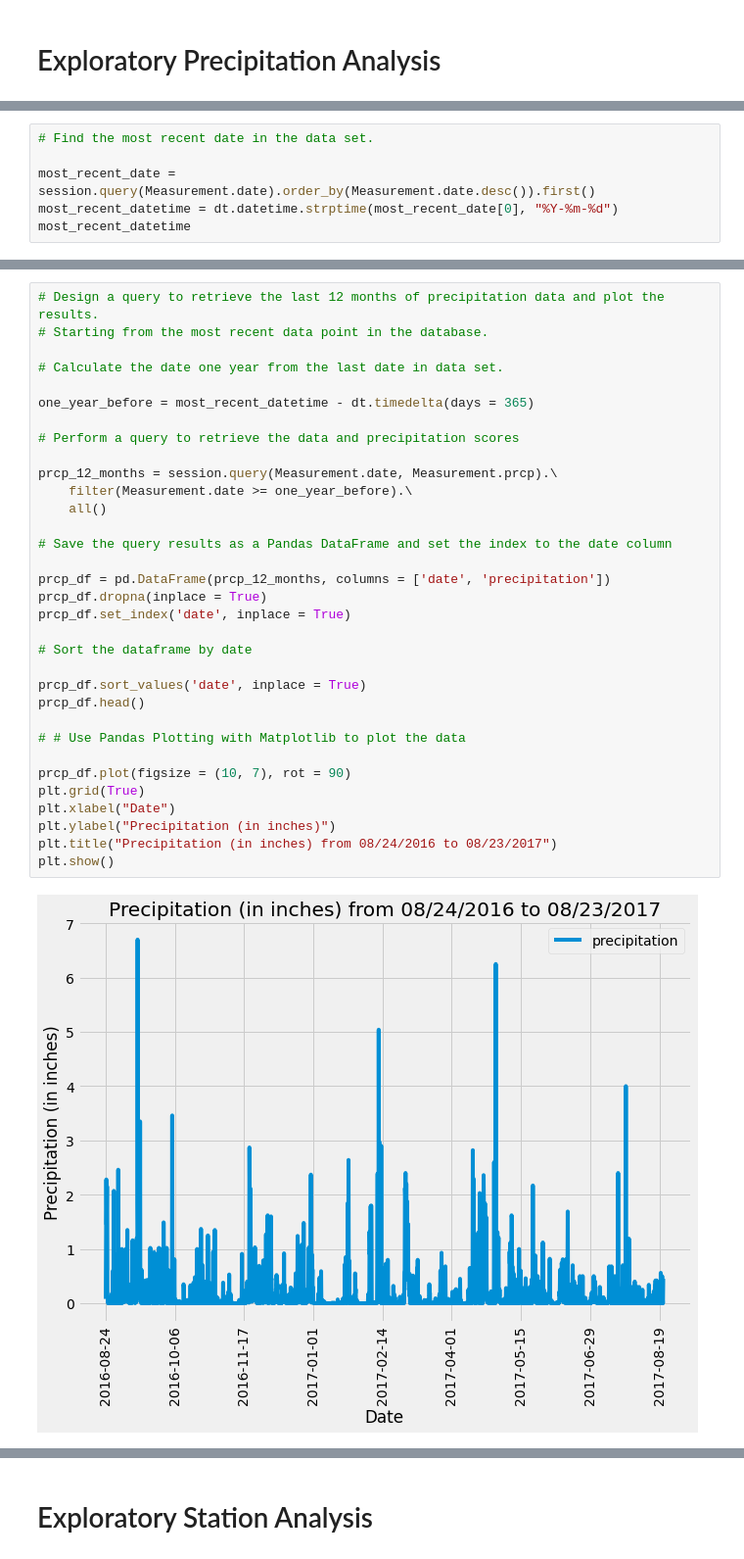
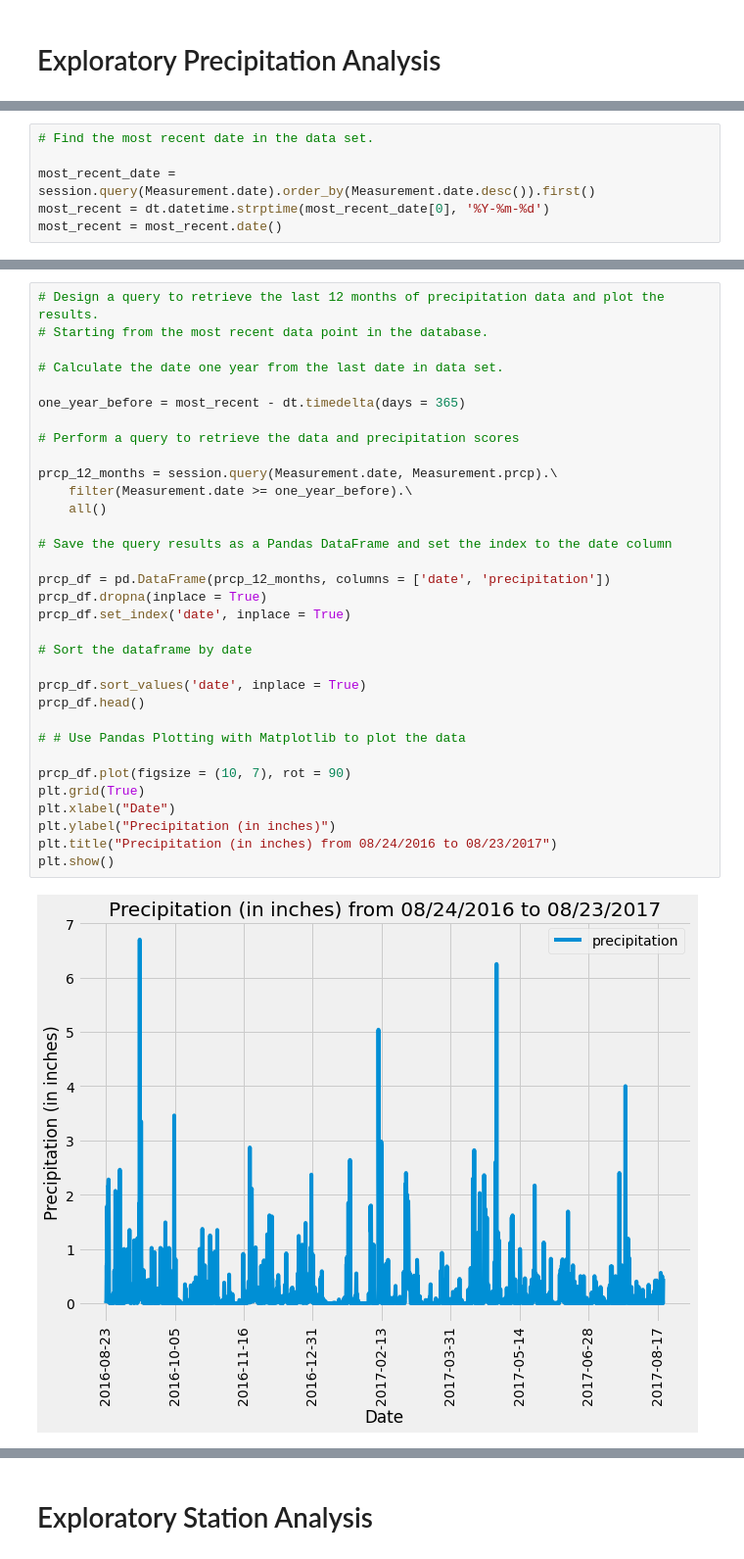
Before and after one commit to luchovzla/sqlalchemy-challenge, a Jupyter notebook: climate_starter.ipynb, the cells around one changed output, grey strips where cells are left out. Shown: that part at 98% size. Cells and saved outputs as stored; diff of their text form.

```diff
--- a/climate_starter.ipynb
+++ b/climate_starter.ipynb
@@ -67,5 +46,5 @@ inspector.get_columns('station')
 # Find the most recent date in the data set.
 
 most_recent_date = session.query(Measurement.date).order_by(Measurement.date.desc()).first()
-most_recent_datetime = dt.datetime.strptime(most_recent_date[0], "%Y-%m-%d")
-most_recent_datetime
+most_recent = dt.datetime.strptime(most_recent_date[0], '%Y-%m-%d')
+most_recent = most_recent.date()
@@ -77,32 +54,32 @@ datetime.datetime(2017, 8, 23, 0, 0)
 
 # Calculate the date one year from the last date in data set.
 
-one_year_before = most_recent_datetime - dt.timedelta(days = 365)
+one_year_before = most_recent - dt.timedelta(days = 365)
 
 # Perform a query to retrieve the data and precipitation scores
 
 prcp_12_months = session.query(Measurement.date, Measurement.prcp).\
     filter(Measurement.date >= one_year_before).\
     all()
 
 # Save the query results as a Pandas DataFrame and set the index to the date column
 
 prcp_df = pd.DataFrame(prcp_12_months, columns = ['date', 'precipitation'])
 prcp_df.dropna(inplace = True)
 prcp_df.set_index('date', inplace = True)
 
 # Sort the dataframe by date
 
 prcp_df.sort_values('date', inplace = True)
 prcp_df.head()
 
 # # Use Pandas Plotting with Matplotlib to plot the data
 
 prcp_df.plot(figsize = (10, 7), rot = 90)
 plt.grid(True)
 plt.xlabel("Date")
 plt.ylabel("Precipitation (in inches)")
 plt.title("Precipitation (in inches) from 08/24/2016 to 08/23/2017")
 plt.show()
 # %% [output]
-[figure, old version]
+[figure, new version]
```
Also changed, not shown: parts of 6 cells of this notebook.
